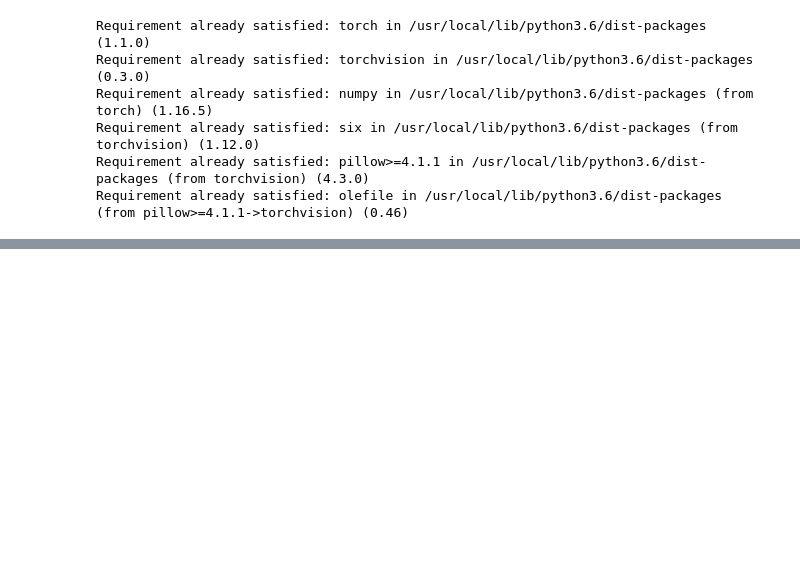
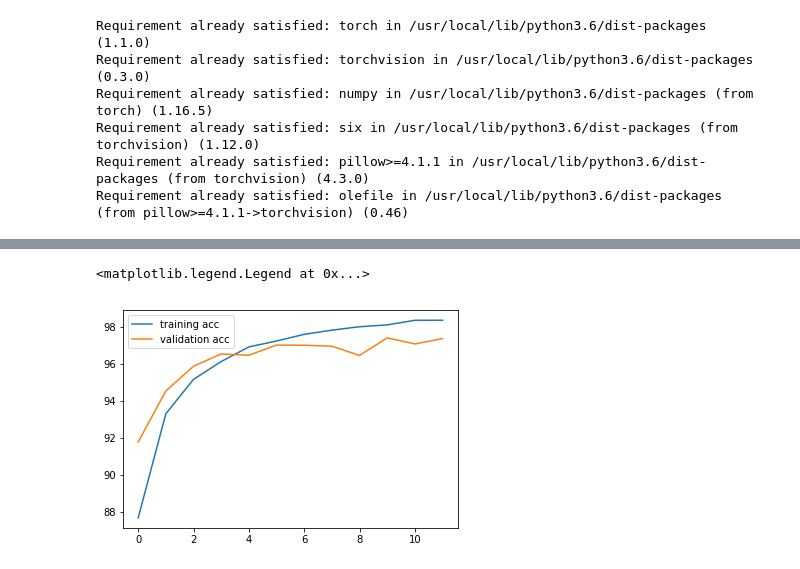
Before and after one commit to zvyag/PyTorch-for-Deep-Learning-and-Computer-Vision-Course-All-Codes-, a Jupyter notebook: pytorch_MNIST.ipynb, the cells around one changed output, grey strips where cells are left out. Cells and saved outputs as stored; diff of their text form; code cells hidden in the pictures; blank space fills up the shorter version.

```diff
--- a/pytorch_MNIST.ipynb
+++ b/pytorch_MNIST.ipynb
@@ -51,0 +157,7 @@ class Classifier(nn.Module):
+# %%
+plt.plot(running_corrects_history, label="training acc")
+plt.plot(val_running_corrects_history, label="validation acc")
+plt.legend()
+# %% [output]
+<matplotlib.legend.Legend at 0x...>
+[figure, added]
```
Also changed, not shown: parts of 10 cells of this notebook.
